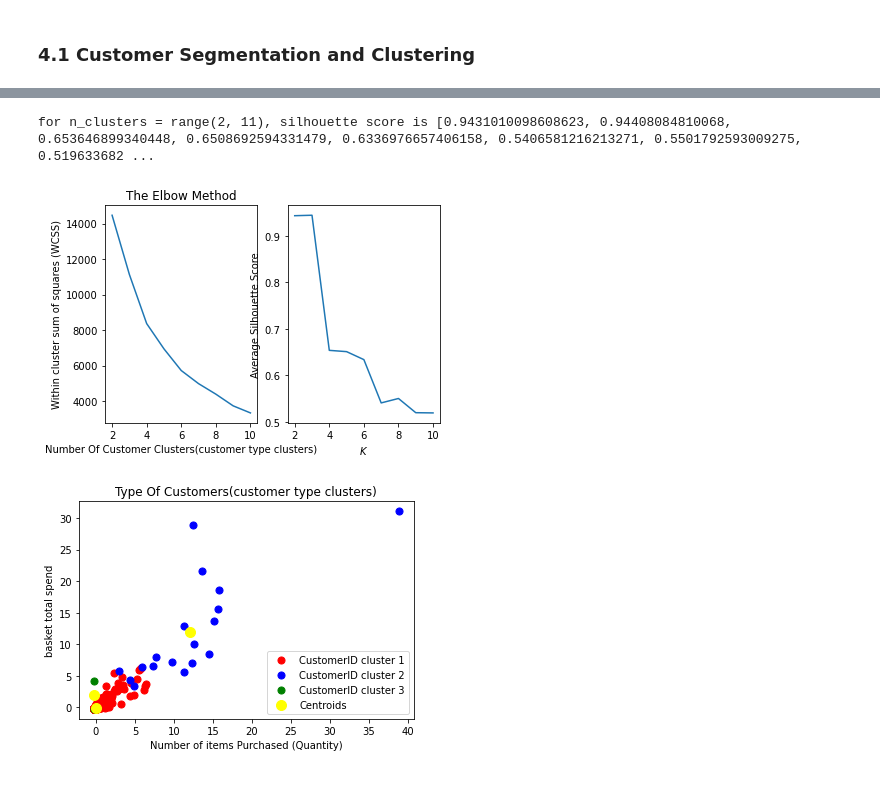
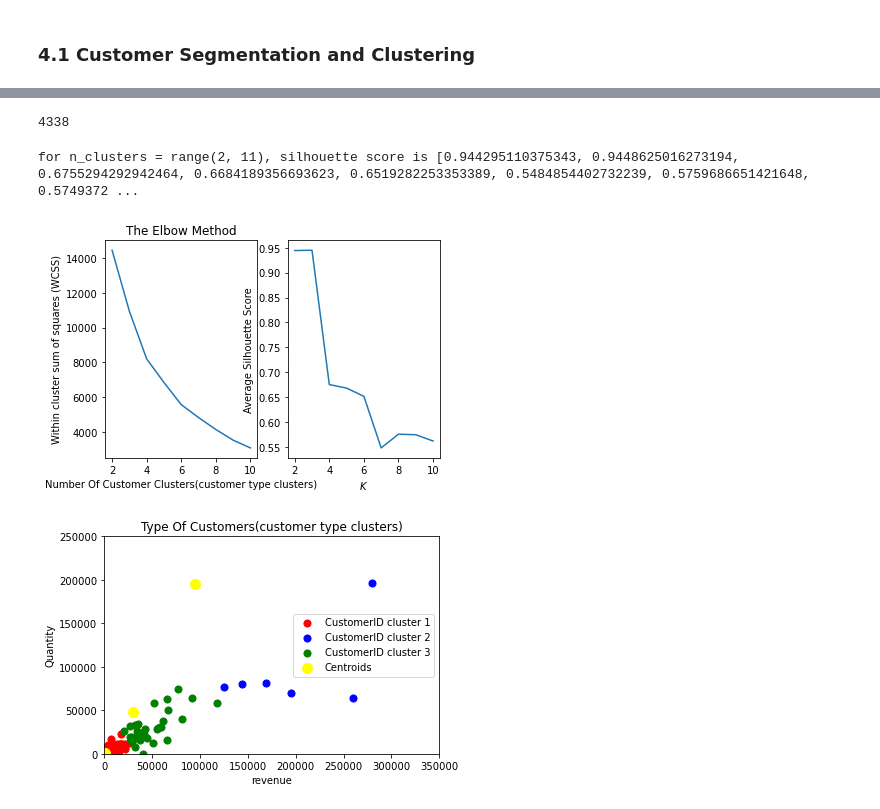
Before and after one commit to juntian8765/Projects, a Jupyter notebook: Product Analysis for Online Retailing (1).ipynb, the cells around one changed output, grey strips where cells are left out. Cells and saved outputs as stored; diff of their text form; code cells hidden in the pictures.

```diff
--- a/Product Analysis for Online Retailing (1).ipynb
+++ b/Product Analysis for Online Retailing (1).ipynb
@@ -936,0 +1391,28 @@ df_cancelled.to_csv('G:\My Drive\Jun\Mechine Learning\Data Science\Capstone Two\
+# %%
+#plt.legend()
+
+
+# Fitting K-Means to the dataset
+kmeans = KMeans(n_clusters = 2) #init = 'k-means++'
+y_kmeans = kmeans.fit_predict(rfm_log)
+#plotting all datapoints with respect to cluster
+fig = plt.figure(figsize=(15, 15))
+ax = plt.axes(projection='3d')
+#creating the scatterplot
+ax.scatter3D(rfm_log['Recency'], rfm_log['Frequency'], rfm_log['Monetary_value'], alpha=0.5, s=100)
+ax.set(xlabel='recency', ylabel='frequency', zlabel='monetary_value')
+# Visualising the clusters
+ax.scatter3D(rfm_log[y_kmeans == 0, 0], rfm_log[y_kmeans == 0, 1], rfm_log[y_means == 0, 2], s = 50, c = 'red', label = 'CustomerID cluster 1')
+ax.scatter3D(rfm_log[y_kmeans == 1, 0], rfm_log[y_kmeans == 1, 1], rfm_log[y_means == 1, 2], s = 50, c = 'blue', label = 'CustomerID cluster 2')
+#plt.scatter(rfm_log[y_kmeans == 2, 1], rfm_log[y_kmeans == 2, 0], s = 50, c = 'green', label = 'CustomerID cluster 3')
+ax.scatter3D(kmeans.cluster_centers_[:, 0], kmeans.cluster_centers_[:, 1], s = 100, c = 'yellow', label = 'Centroids')
+
+#plot legend for cluster colors
+#legend_items = {'0':'blue', '1':'red', '2':'green'}
+#itemlist = []
+#for itemkey in legend_items:
+ #   patch = mpatches.Patch(color=legend_items[itemkey], label=itemkey)
+  #  itemlist.append(patch)#
+#plt.legend(handles=itemlist, title='Cluster', fancybox=True, loc=6)
+plt.title('Datapoints and Clusters', fontsize = 15, y = 0.90)
+plt.show()
@@ -1028,5 +1528,9 @@ array([[74215, 77183.6, 1.04, 1, 1],
        [1586, 1837.2800000000002, 1.4935714285714285, 3, 59]],
       dtype=object)
+# %%
+len(X)
+# %% [output]
+4338
 # %%
 # feature scaling
 
@@ -1040,7 +1544,7 @@ wcss = []
 score = []
 
 for i in ks: #From 2-10 doing multiple random initializations can make a huge difference to find a better local optima
-    kmeans = KMeans(n_clusters = i, init ='k-means++',max_iter=300,n_init=10)
+    kmeans = KMeans(n_clusters = i, max_iter=300,n_init=10) #init = 'k-means++'
     kmeans.fit(X)
     wcss.append(kmeans.inertia_)
 
@@ -1060,22 +1564,24 @@ plt.ylabel("Average Silhouette Score")
 
 plt.show()
 # %% [output]
-for n_clusters = range(2, 11), silhouette score is [0.9431010098608623, 0.94408084810068, 0.653646899340448, 0.6508692594331479, 0.6336976657406158, 0.5406581216213271, 0.5501792593009275, 0.519633682 ...
+for n_clusters = range(2, 11), silhouette score is [0.944295110375343, 0.9448625016273194, 0.6755294292942464, 0.6684189356693623, 0.6519282253353389, 0.5484854402732239, 0.5759686651421648, 0.5749372 ...
-[figure, old version]
+[figure, new version]
 # %%
 # Fitting K-Means to the dataset
-kmeans = KMeans(n_clusters = 3, init = 'k-means++')
+kmeans = KMeans(n_clusters = 3) #init = 'k-means++'
 y_kmeans = kmeans.fit_predict(X)
 
 # Visualising the clusters
-plt.scatter(X[y_kmeans == 0, 0], X[y_kmeans == 0, 1], s = 50, c = 'red', label = 'CustomerID cluster 1')
-plt.scatter(X[y_kmeans == 1, 0], X[y_kmeans == 1, 1], s = 50, c = 'blue', label = 'CustomerID cluster 2')
-plt.scatter(X[y_kmeans == 2, 0], X[y_kmeans == 2, 1], s = 50, c = 'green', label = 'CustomerID cluster 3')
+plt.scatter(X[y_kmeans == 0, 1], X[y_kmeans == 0, 0], s = 50, c = 'red', label = 'CustomerID cluster 1')
+plt.scatter(X[y_kmeans == 1, 1], X[y_kmeans == 1, 0], s = 50, c = 'blue', label = 'CustomerID cluster 2')
+plt.scatter(X[y_kmeans == 2, 1], X[y_kmeans == 2, 0], s = 50, c = 'green', label = 'CustomerID cluster 3')
 plt.scatter(kmeans.cluster_centers_[:, 0], kmeans.cluster_centers_[:, 1], s = 100, c = 'yellow', label = 'Centroids')
 plt.title('Type Of Customers(customer type clusters)')
-plt.xlabel('Number of items Purchased (Quantity)')
-plt.ylabel('basket total spend')
+plt.xlabel('revenue')
+plt.ylabel('Quantity')
+plt.xlim(0, 350000)
+plt.ylim(0, 250000)
 plt.legend()
 plt.show()
 # %% [output]
-[figure, old version]
+[figure, new version]
```
Also changed, not shown: parts of 119 cells of this notebook.
